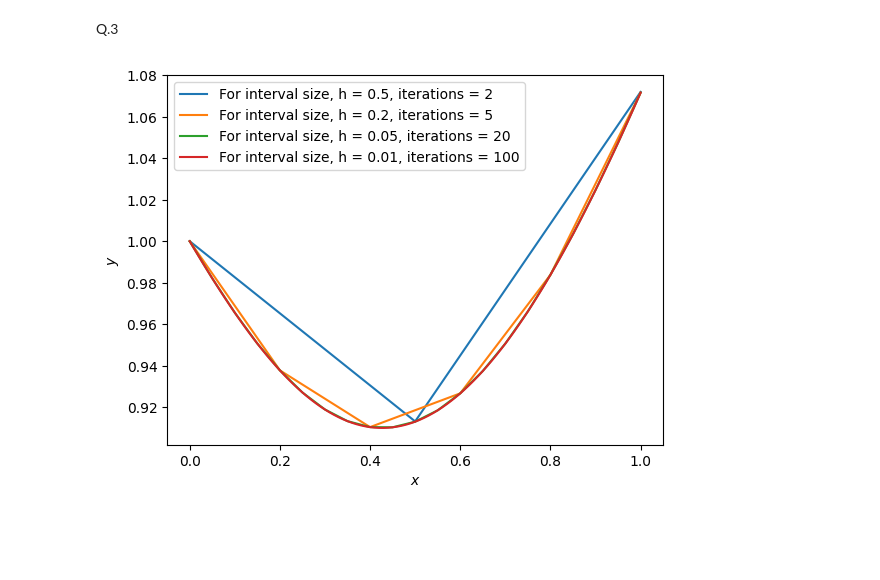
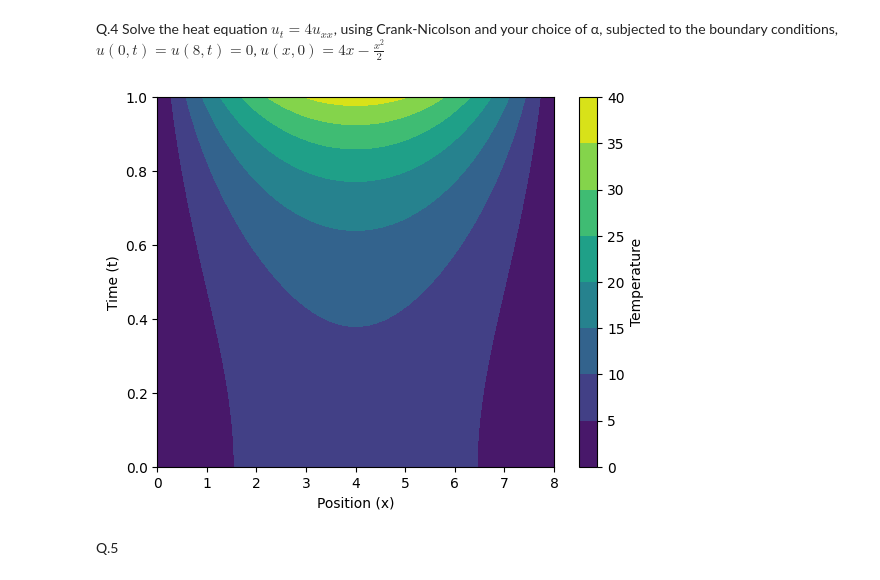
Before and after one commit to SohamMaji31072001/ComputationalCourse, a Jupyter notebook: Assignments/assignment1.ipynb, the cells around one changed output. Saved outputs shown, nothing was run; the diff lists cells and outputs as text; code cells hidden in the pictures; blank space fills up the shorter version.

```diff
--- a/Assignments/assignment1.ipynb
+++ b/Assignments/assignment1.ipynb
@@ -39,0 +51,14 @@ Solution: (0.7017241682765735, 1)
+# %%
+def f(x, y):
+    return (5*x**2 - y)/(np.exp(x+y))
+
+h = [0.5, 0.2, 0.05, 0.01]
+for i in h:
+    iter =[]
+    X,Y, I = rungekutta_4(f, 0, 1, 1, i)
+    iter.append(I)
+    plt.plot(X,Y, label = 'For interval size, h = {}, iterations = {}'.format(i, I))
+    plt.xlabel(r'$\mathit{x}$')
+    plt.ylabel(r'$\mathit{y}$')
+    plt.legend()
+    print('For interval size, h = {}, iterations = {}'.format(i, I))
@@ -40,15 +71,51 @@ Solution: (0.7017241682765735, 1)
+# %% [markdown]
+Q.4
+Solve the heat equation $u_t = 4u_{xx}$, using Crank-Nicolson and your choice of α,
+subjected to the boundary conditions,
+$u(0, t) = u(8, t) = 0$,
+$u(x,0) = 4x - \frac{x^2}{2}$
+# %%
+# Define initial condition function
+def initial_condition(x):
+    return 4 * x - (x**2) / 2
+
+# Define boundary conditions functions
+def boundary_x_start(t):
+    return 0
+
+def boundary_x_end(t):
+    return 0
+
+# Parameters
+L = 8.0  # Length of the rod
+T = 1.0  # Total time
+Nx = 50   # Number of spatial points (limiting for display)
+Nt = 50  # Number of time points (limiting for display)
+alpha = 0.01  # Stability parameter (adjust as needed)
+
+# Solve using Crank-Nicolson method with defined functions
+x_values, t_values, u = crank_nicolson_solver(
+    L, T, Nx, Nt, alpha,
+    initial_condition,
+    {'x_start': boundary_x_start, 'x_end': boundary_x_end}
+)
+
+# Display the limited tabulated solution
+output_filename = 'question4_datapoints.txt'
+with open(output_filename, 'w') as file:
+    file.write("x \t\t t \t\t u\n")
+    for i in range(Nx):
+        for j in range(Nt):
+            file.write(f"{x_values[i]:.4f} \t {t_values[j]:.4f} \t {u[i, j]:.6f}\n")
+
+# Display the solution in a contour plot
+X, T = np.meshgrid(x_values, t_values)
+plt.contourf(X, T, u.T)
+plt.colorbar(label='Temperature')
+plt.xlabel('Position (x)')
+plt.ylabel('Time (t)')
+plt.show()
+# %% [output]
+[figure, added]
 # %% [markdown]
-Q.3
+Q.5
-# %%
-def f(x, y):
-    return (5*x**2 - y)/(np.exp(x+y))
-
-h = [0.5, 0.2, 0.05, 0.01]
-for i in h:
-    X,Y, I = rungekutta_4(f, 0, 1, 1, i)
-    plt.plot(X,Y, label = 'For interval size, h = {}, iterations = {}'.format(i, I))
-    plt.xlabel(r'$\mathit{x}$')
-    plt.ylabel(r'$\mathit{y}$')
-    plt.legend()
-# %% [output]
-[figure, removed]
```
Also changed, not shown: parts of 11 cells of this notebook, 4 other files.
